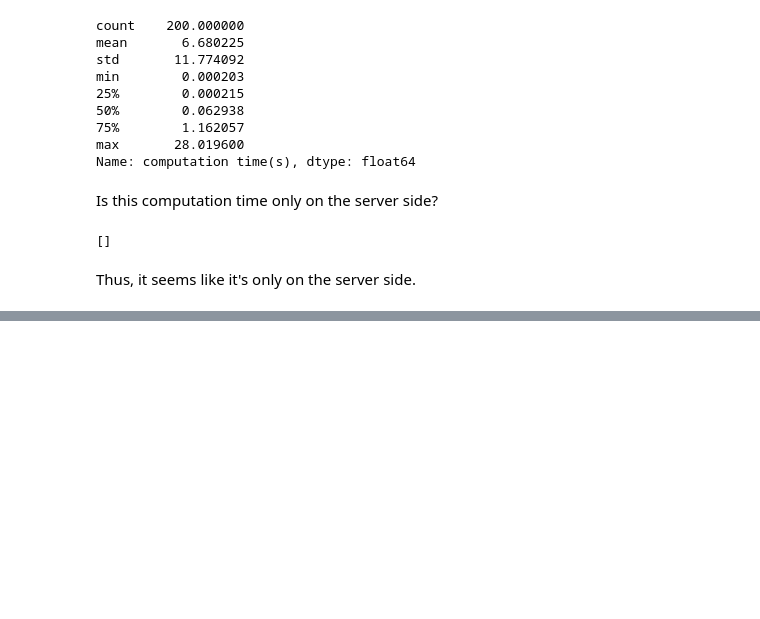
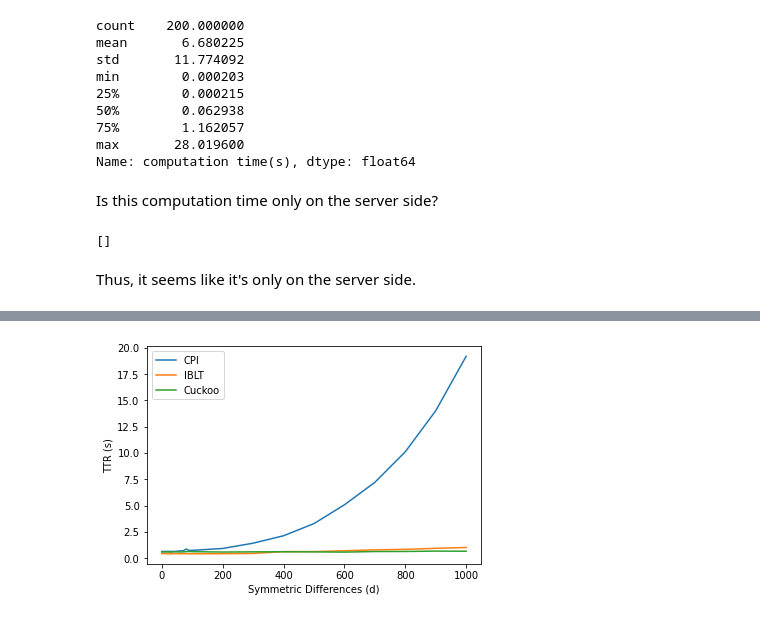
Before and after one commit to nislab/gensync, a Jupyter notebook: run/analysis.ipynb, the cells around one changed output, grey strips where cells are left out. Drawn from its saved outputs; the diff is of its cells as text; code cells hidden in the pictures; blank space fills up the shorter version.

Commit message:
First graphs

```diff
--- a/run/analysis.ipynb
+++ b/run/analysis.ipynb
@@ -283,0 +374,7 @@ Thus, it seems like it's only on the server side.
+# %%
+def get_algo_data(algo: str, data: pd.DataFrame):
+    return data[data['algorithm'] == algo]
+# %%
+CPI_1017 = get_algo_data('CPI', d_1017)
+IBLT_1017 = get_algo_data('IBLT', d_1017)
+Cuckoo_1017 = get_algo_data('Cuckoo', d_1017)
@@ -283,0 +385,20 @@ Thus, it seems like it's only on the server side.
+# %%
+def get_xs_ys(data: pd.DataFrame):
+    g = data.groupby('diffs')
+    diffs = g.groups.keys()
+    stat = g.apply(lambda x: x.describe())['ttr']
+    ttrs = [stat.xs(d)['mean'] for d in diffs]
+    return diffs, ttrs
+# %%
+def plot_ttr(data: List[pd.DataFrame], labels: List[str]) -> None:
+    for d in data:
+        xs, ys = get_xs_ys(d)
+        plt.plot(xs, ys)
+
+    plt.legend(labels)
+    plt.xlabel('Symmetric Differences (d)')
+    plt.ylabel('TTR (s)')
+# %%
+plot_ttr([CPI_1017, IBLT_1017, Cuckoo_1017], ['CPI', 'IBLT', 'Cuckoo'])
+# %% [output]
+[figure, added]
```
Also changed, not shown: parts of 18 cells of this notebook, 5 other files.
